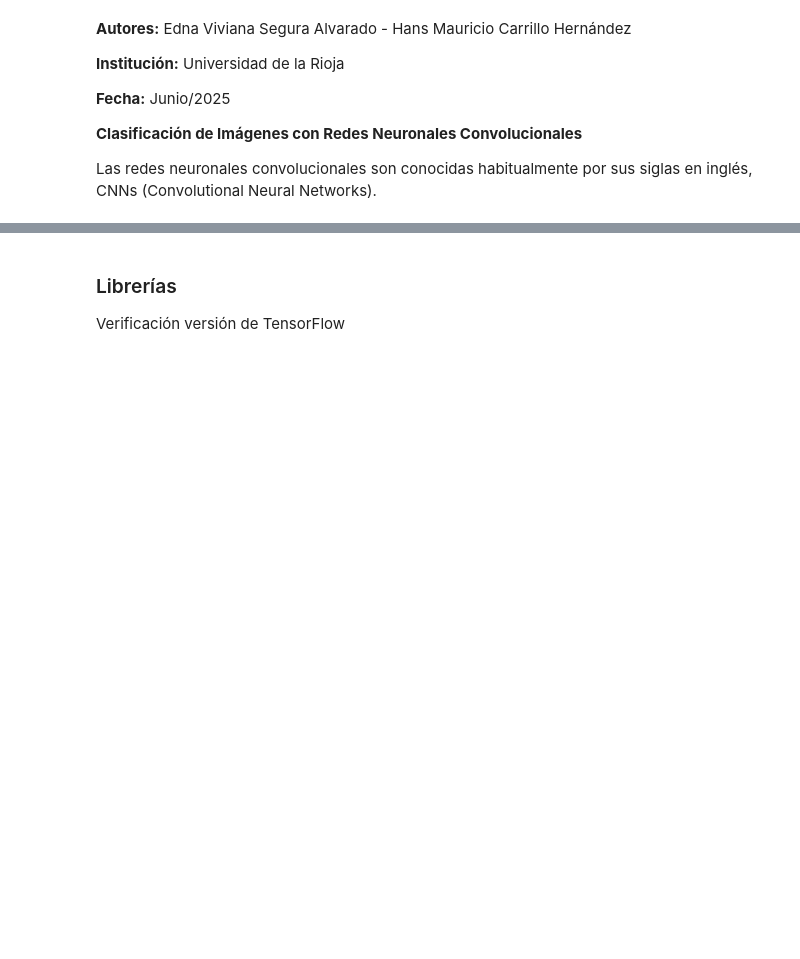
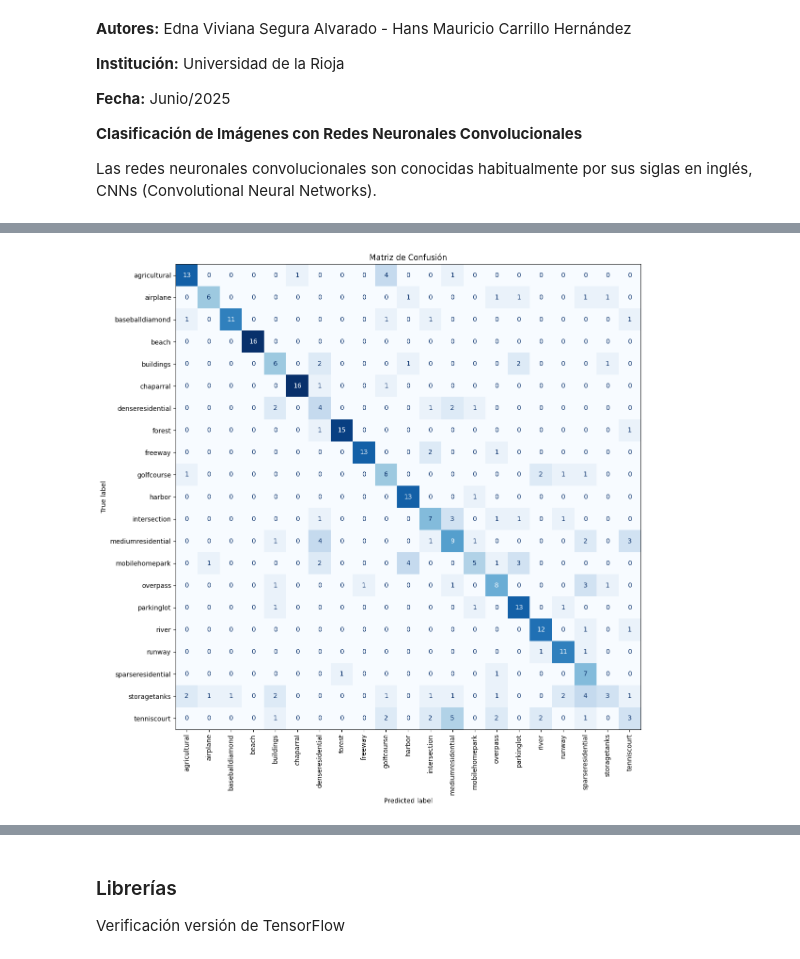
Before and after one commit to ednavivianasegura/Material_cursos_Evsa_Miuller, a Jupyter notebook: Modulo3_RedesNeuronales/redes_convolucionales_2026.ipynb, the cells around one changed output, grey strips where cells are left out. Drawn from its saved outputs; the diff is of its cells as text; code cells hidden in the pictures; blank space fills up the shorter version.

```diff
--- a/Modulo3_RedesNeuronales/redes_convolucionales_2026.ipynb
+++ b/Modulo3_RedesNeuronales/redes_convolucionales_2026.ipynb
@@ -12,0 +510,29 @@ Las redes neuronales convolucionales son conocidas habitualmente por sus siglas
+# %%
+# =========================================================
+# MATRIZ DE CONFUSIÓN
+# =========================================================
+
+cm = confusion_matrix(y_true, y_pred)
+
+fig, ax = plt.subplots(figsize=(12, 12))
+
+disp = ConfusionMatrixDisplay(
+    confusion_matrix=cm,
+    display_labels=class_names
+)
+
+disp.plot(
+    ax=ax,
+    xticks_rotation=90,
+    cmap="Blues",
+    colorbar=False
+)
+
+plt.title("Matriz de Confusión")
+plt.tight_layout()
+
+plt.savefig("confusion_matrix.png")
+
+plt.show()
+# %% [output]
+[figure, added]
```
Also changed, not shown: parts of 28 cells of this notebook.
